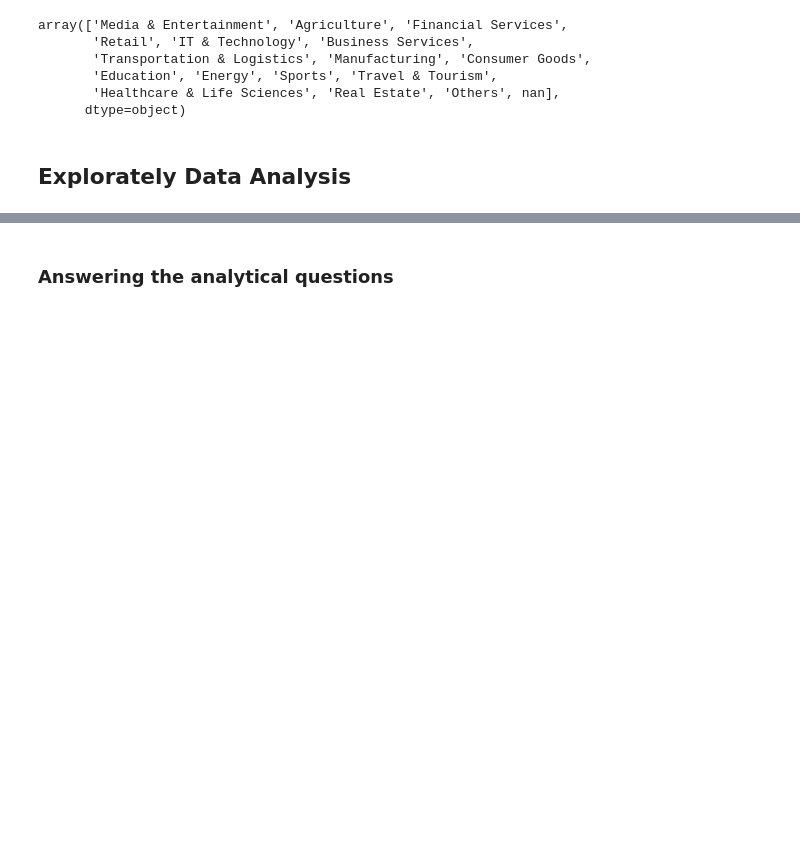
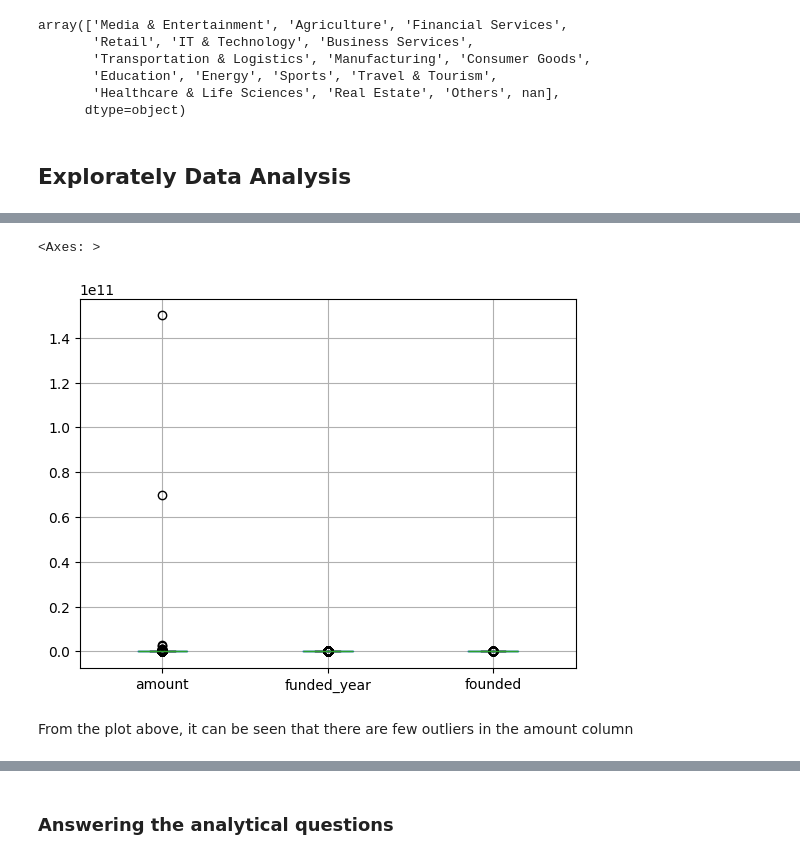
Before and after one commit to Azubi-Team-Selenium/Indian_Start_Up_Analysis, a Jupyter notebook: start_up_analysis.ipynb, the cells around one changed output, grey strips where cells are left out. Drawn from its saved outputs; the diff is of its cells as text; code cells hidden in the pictures; blank space fills up the shorter version.

```diff
--- a/start_up_analysis.ipynb
+++ b/start_up_analysis.ipynb
@@ -3091,0 +3181,8 @@ df.describe(include="all").T
+# %%
+# box plot to check for outliers and the quartiles of the dataset
+df.boxplot()
+# %% [output]
+<Axes: >
+[figure, added]
+# %% [markdown]
+From the plot above, it can be seen that there are few outliers in the amount column
```
Also changed, not shown: parts of 21 cells of this notebook.
